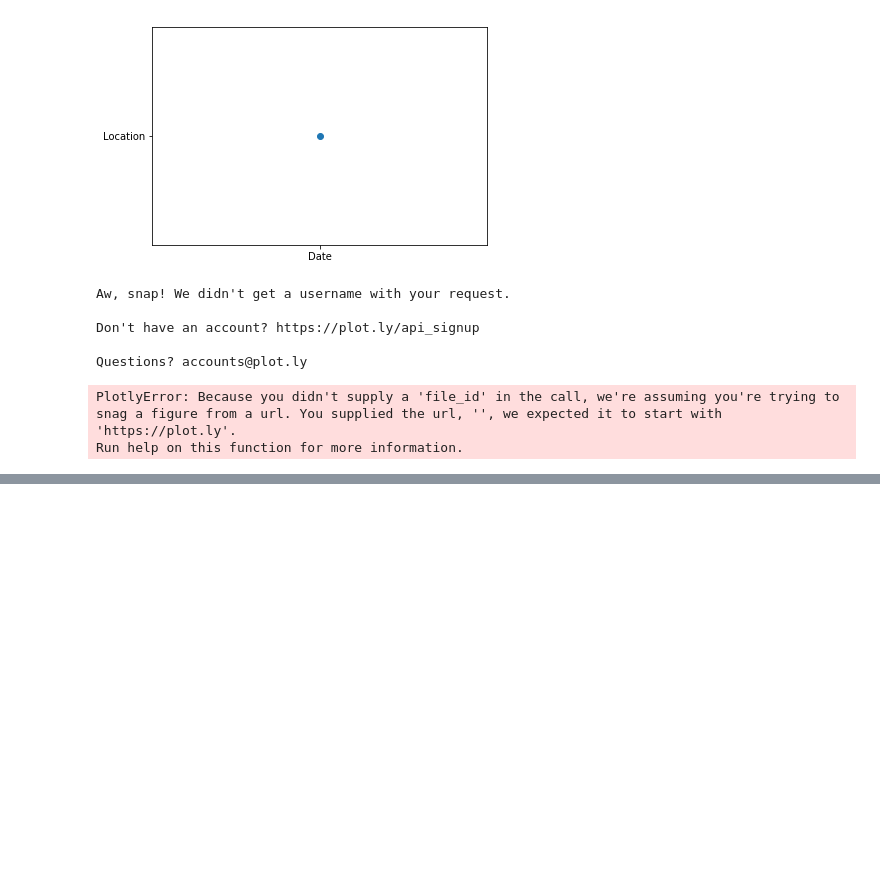
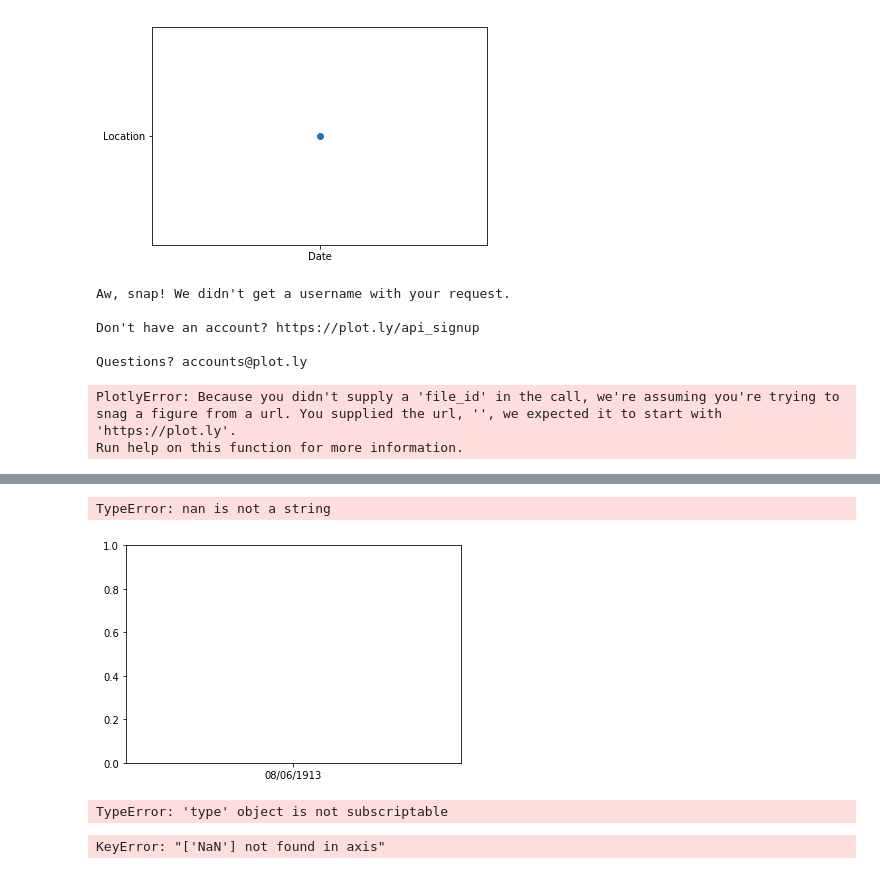
Before and after one commit to CatarinaL/GroupDataVizProjectDIT, a Jupyter notebook: clean.ipynb, the cells around one changed output, grey strips where cells are left out. Saved outputs shown, nothing was run; the diff lists cells and outputs as text; code cells hidden in the pictures; blank space fills up the shorter version.

```diff
--- a/clean.ipynb
+++ b/clean.ipynb
@@ -407,0 +435,3 @@ Run help on this function for more information.
+# %%
+newdata = newdata[newdata.isnull().any(axis=1)]
+print(newdata)
@@ -407,0 +456,27 @@ Run help on this function for more information.
+# %%
+date = newdata['Date']
+location = newdata['Location']
+plt.scatter(date, location, edgecolors = 'r')
+plt.xlabel = 'Location'
+plt.ylabel = 'Date'
+plt.title = 'Location with corresponding date'
+plt.show()
+# %% [output]
+TypeError: nan is not a string
+[figure, added]
+# %%
+
+date = newdata['Date']
+location = newdata['Location']
+plt.scatter(date, location, edgecolors = 'r')
+plt.xlabel = 'Location'
+plt.ylabel = 'Date'
+plt.title = 'Location with corresponding date'
+plt.show()
+# %% [output]
+TypeError: 'type' object is not subscriptable
+# %%
+newdata1 = newdata.drop('NaN', axis = 0)
+print(newdata)
+# %% [output]
+KeyError: "['NaN'] not found in axis"
```
Also changed, not shown: parts of 6 cells of this notebook.
